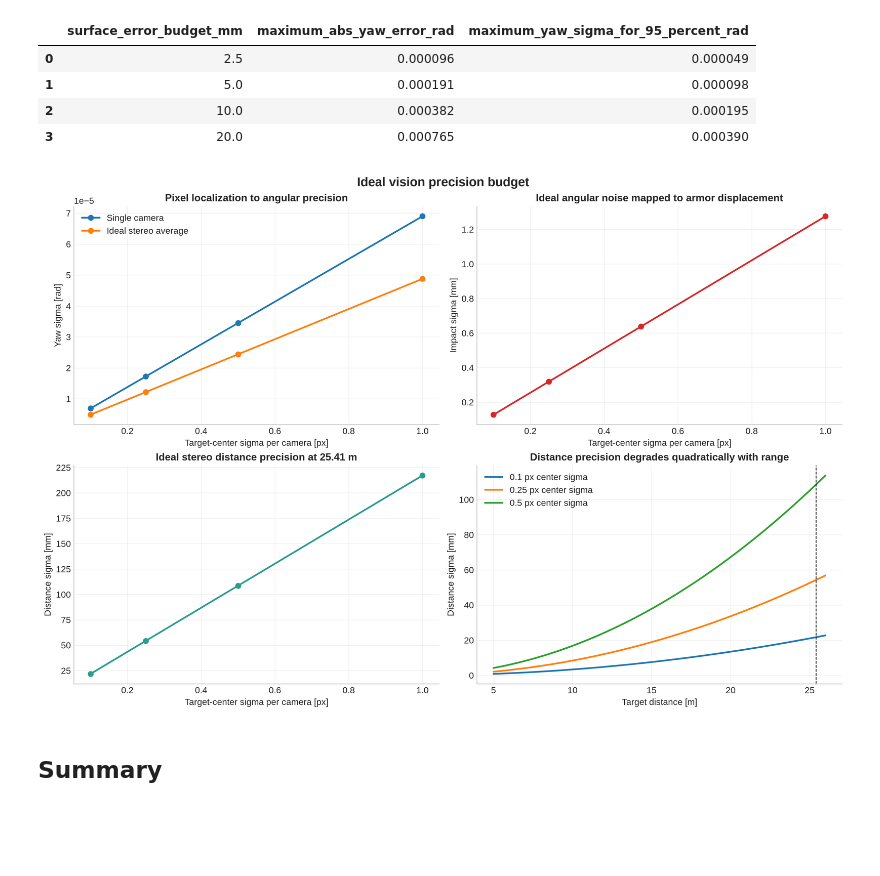
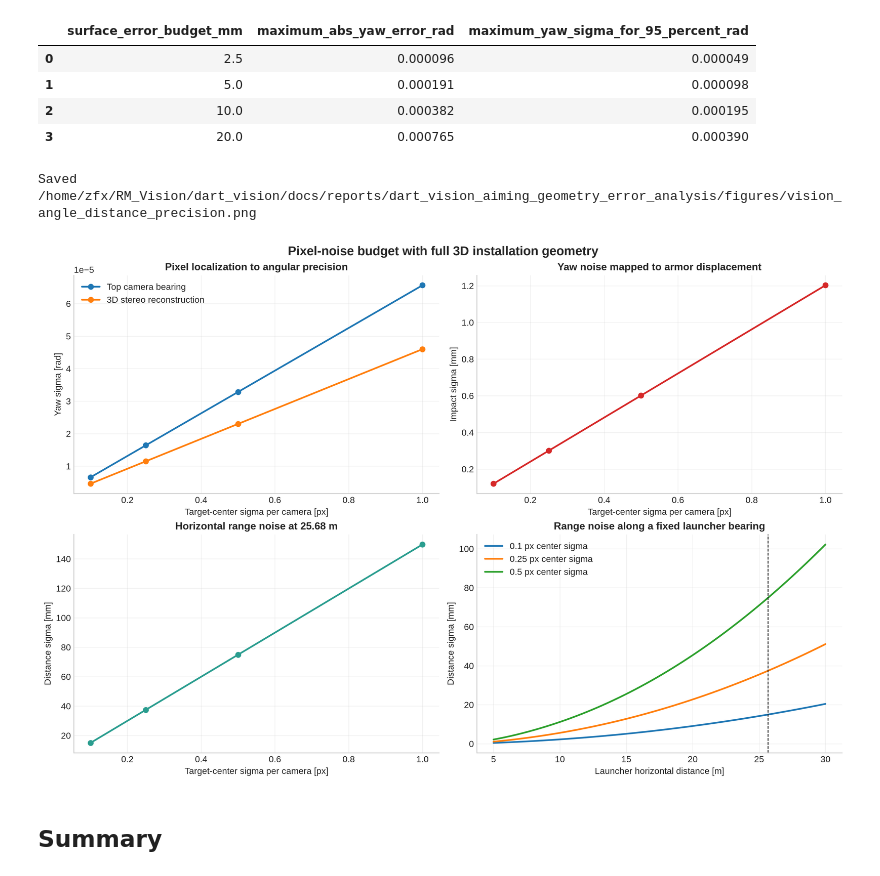
Before and after one commit to zfxlab/dart_vision, a Jupyter notebook: analysis/notebooks/target_impact_analysis.ipynb, the cells around one changed output. Drawn from its saved outputs; the diff is of its cells as text; code cells hidden in the pictures; blank space fills up the shorter version.

Commit message:
feat(analysis): propagate pixel noise through 3D stereo geometry

```diff
--- a/analysis/notebooks/target_impact_analysis.ipynb
+++ b/analysis/notebooks/target_impact_analysis.ipynb
@@ -96,8 +100,9 @@ COLORS = {
     'v': '#f4a261',
     'offset': '#d62828',
 }
-SAVE_FIGURES = False
-FIGURE_DIR = REPO_ROOT / 'analysis/tmp/target_impact_analysis' / TEAM
+SAVE_FIGURES = os.environ.get('DART_ANALYSIS_SAVE_FIGURES') == '1'
+REPORT_DIR = REPO_ROOT / 'docs/reports/dart_vision_aiming_geometry_error_analysis'
+FIGURE_DIR = REPORT_DIR / 'figures'
 
 
 def finish_figure(fig, name):
@@ -664,29 +692,34 @@ display(yaw_requirement)
 # %%
 fig, axes = plt.subplots(2, 2, figsize=(13.2, 8.8), constrained_layout=True)
 
-axes[0, 0].plot(center_sigma_px, single_camera_yaw_sigma_rad, marker='o', label='Single camera')
-axes[0, 0].plot(center_sigma_px, stereo_yaw_sigma_rad, marker='o', label='Ideal stereo average')
+axes[0, 0].plot(center_sigma_px, single_camera_yaw_sigma_rad, marker='o', label='Top camera bearing')
+axes[0, 0].plot(center_sigma_px, stereo_yaw_sigma_rad, marker='o', label='3D stereo reconstruction')
 axes[0, 0].set(xlabel='Target-center sigma per camera [px]', ylabel='Yaw sigma [rad]', title='Pixel localization to angular precision')
 axes[0, 0].legend()
 
 axes[0, 1].plot(center_sigma_px, surface_sigma_mm, marker='o', color=COLORS['offset'])
-axes[0, 1].set(xlabel='Target-center sigma per camera [px]', ylabel='Impact sigma [mm]', title='Ideal angular noise mapped to armor displacement')
+axes[0, 1].set(xlabel='Target-center sigma per camera [px]', ylabel='Impact sigma [mm]', title='Yaw noise mapped to armor displacement')
 
 axes[1, 0].plot(center_sigma_px, distance_sigma_m * 1e3, marker='o', color=COLORS['green'])
-axes[1, 0].set(xlabel='Target-center sigma per camera [px]', ylabel='Distance sigma [mm]', title=f'Ideal stereo distance precision at {precision_range_m:.2f} m')
+axes[1, 0].set(xlabel='Target-center sigma per camera [px]', ylabel='Distance sigma [mm]', title=f'Horizontal range noise at {precision_range_m:.2f} m')
 
-distance_grid_m = np.linspace(5.0, float(sensor_parameters['left_camera.far_m']), 250)
+distance_grid_m = np.linspace(5.0, 30.0, 250)
+range_noise_gains = np.array([
+    np.linalg.norm(measurement_jacobian(cameras, precision_target * distance / precision_range_m)[1])
+    for distance in distance_grid_m
+])
 for sigma_px in (0.1, 0.25, 0.5):
-    sigma_distance_grid_m = distance_grid_m**2 / (focal_length_px * stereo_baseline_m) * np.sqrt(2) * sigma_px
-    axes[1, 1].plot(distance_grid_m, sigma_distance_grid_m * 1e3, label=f'{sigma_px:g} px center sigma')
+    axes[1, 1].plot(distance_grid_m, range_noise_gains * sigma_px * 1e3,
+                    label=f'{sigma_px:g} px center sigma')
 axes[1, 1].axvline(precision_range_m, color='black', linestyle='--', linewidth=0.9)
-axes[1, 1].set(xlabel='Target distance [m]', ylabel='Distance sigma [mm]', title='Distance precision degrades quadratically with range')
+axes[1, 1].set(xlabel='Launcher horizontal distance [m]', ylabel='Distance sigma [mm]', title='Range noise along a fixed launcher bearing')
 axes[1, 1].legend()
 
-fig.suptitle('Ideal vision precision budget', fontsize=15, fontweight='bold')
+fig.suptitle('Pixel-noise budget with full 3D installation geometry', fontsize=15, fontweight='bold')
 finish_figure(fig, 'vision_angle_distance_precision')
 # %% [output]
+Saved /home/zfx/RM_Vision/dart_vision/docs/reports/dart_vision_aiming_geometry_error_analysis/figures/vision_angle_distance_precision.png
-[figure, old version]
+[figure, new version]
 # %% [markdown]
 ## Summary
 # %%
```
Also changed, not shown: parts of 9 cells of this notebook, 10 other files.
